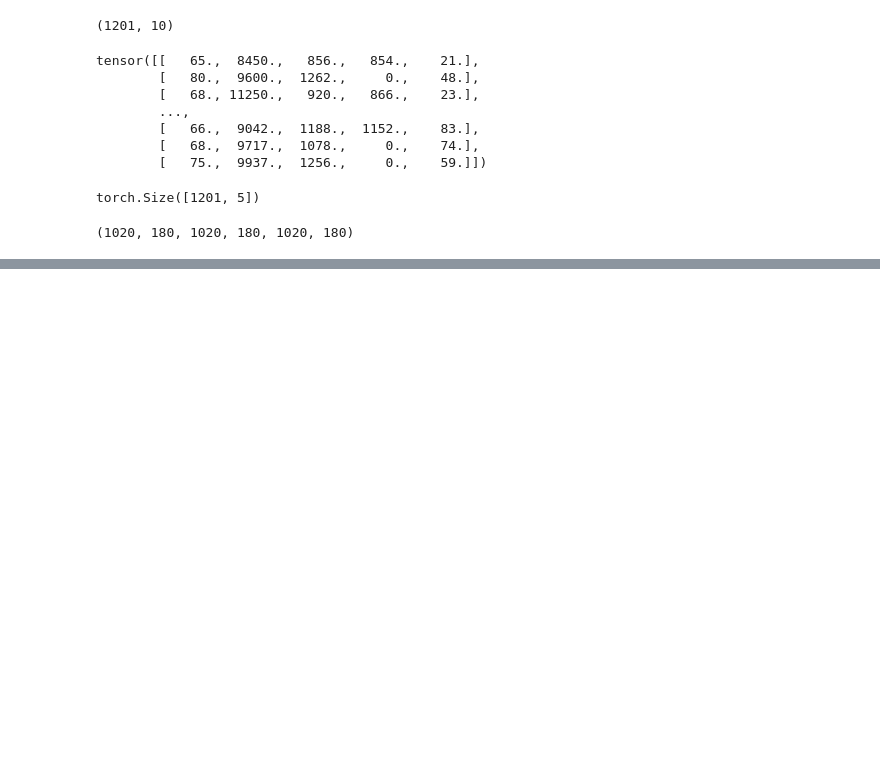
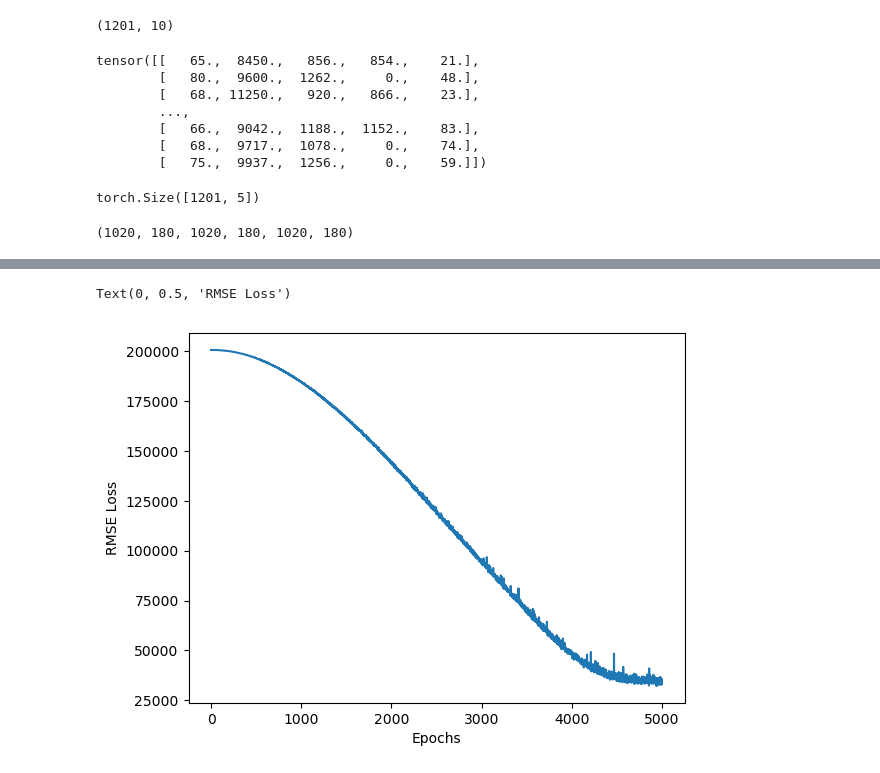
Before and after one commit to krishanwalia30/PyTorch-Practice, a Jupyter notebook: House Price Prediction Using Pytorch.ipynb, the cells around one changed output, grey strips where cells are left out. Drawn from its saved outputs; the diff is of its cells as text; code cells hidden in the pictures; blank space fills up the shorter version.

Commit message:
Model Created

```diff
--- a/House Price Prediction Using Pytorch.ipynb
+++ b/House Price Prediction Using Pytorch.ipynb
@@ -465,0 +462,16 @@ for i in range(epochs):
+# %%
+epochs = 5000
+final_losses = []
+
+for i in range(epochs):
+    i = i + 1
+    y_pred = model(train_categorical, train_cont)
+    loss = torch.sqrt(loss_function(y_pred,y_train)) ## RMSE loss
+
+    final_losses.append(loss)
+    if i%10 == 1:
+        print(f"Epoch number: {i} and the loss: {loss.item()}")
+
+    optimizer.zero_grad()
+    loss.backward() ### backpropagation
+    optimizer.step()
@@ -465,0 +496,10 @@ for i in range(epochs):
+# %%
+import matplotlib.pyplot as plt
+%matplotlib inline
+
+plt.plot(range(epochs), final_losses)
+plt.xlabel("Epochs")
+plt.ylabel("RMSE Loss")
+# %% [output]
+Text(0, 0.5, 'RMSE Loss')
+[figure, added]
```
Also changed, not shown: parts of 13 cells of this notebook, 2 other files.
